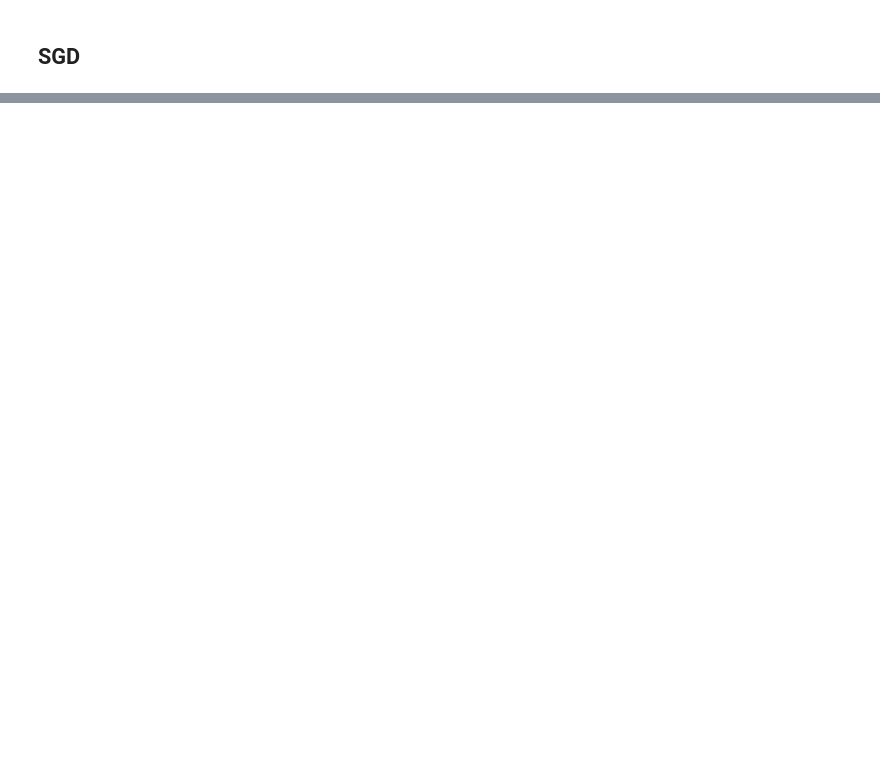
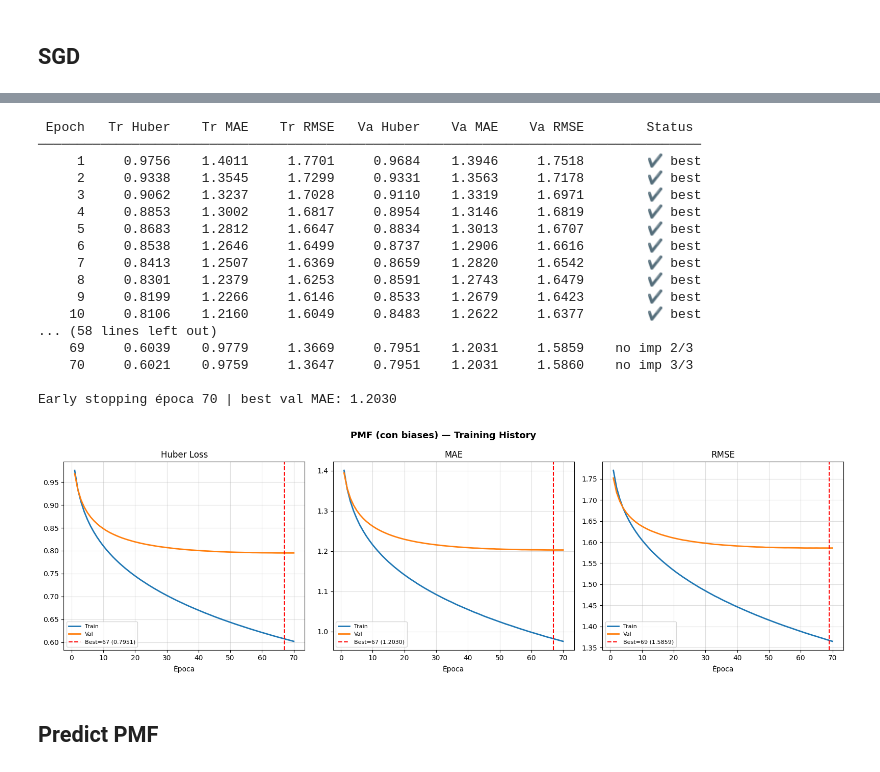
Before and after one commit to EderTarifa/recommender-systems, a Jupyter notebook: competition1_PMF.ipynb, the cells around one changed output, grey strips where cells are left out. Saved outputs shown, nothing was run; the diff lists cells and outputs as text; code cells hidden in the pictures; blank space fills up the shorter version.

```diff
--- a/competition1_PMF.ipynb
+++ b/competition1_PMF.ipynb
@@ -790,0 +927,41 @@ pmf.plot_loss()
+# %%
+pmf = PMF(
+    n_factors  = 15,
+    lambda_U   = 1,   # puedes bajar lambda porque SGD ya regulariza implícitamente
+    lambda_V   = 1,
+    lambda_bu  = 0.1,
+    lambda_bi  = 0.1,
+    lr         = 0.005,   # lr más alto que con Adam (SGD no adapta el lr)
+    n_epochs   = 200,    # más épocas porque converge más lento
+    batch_size = 256,    # ← bajar de 2048 a 256 es clave con SGD
+    optimizer  = 'sgd',
+    use_biases = True,
+)
+pmf.fit(
+    x_train, y_train, x_val, y_val,
+    user_map, item_map,
+    patience=3
+)
+
+pmf.plot_loss()
+# %% [output]
+ Epoch   Tr Huber    Tr MAE    Tr RMSE   Va Huber    Va MAE    Va RMSE        Status
+─────────────────────────────────────────────────────────────────────────────────────
+     1     0.9756    1.4011     1.7701     0.9684    1.3946     1.7518        ✔ best
+     2     0.9338    1.3545     1.7299     0.9331    1.3563     1.7178        ✔ best
+     3     0.9062    1.3237     1.7028     0.9110    1.3319     1.6971        ✔ best
+     4     0.8853    1.3002     1.6817     0.8954    1.3146     1.6819        ✔ best
+     5     0.8683    1.2812     1.6647     0.8834    1.3013     1.6707        ✔ best
+     6     0.8538    1.2646     1.6499     0.8737    1.2906     1.6616        ✔ best
+     7     0.8413    1.2507     1.6369     0.8659    1.2820     1.6542        ✔ best
+     8     0.8301    1.2379     1.6253     0.8591    1.2743     1.6479        ✔ best
+     9     0.8199    1.2266     1.6146     0.8533    1.2679     1.6423        ✔ best
+    10     0.8106    1.2160     1.6049     0.8483    1.2622     1.6377        ✔ best
+... (58 lines left out)
+    69     0.6039    0.9779     1.3669     0.7951    1.2031     1.5859    no imp 2/3
+    70     0.6021    0.9759     1.3647     0.7951    1.2031     1.5860    no imp 3/3
+
+Early stopping época 70 | best val MAE: 1.2030
+[figure, added]
+# %% [markdown]
+## Predict PMF
```
Also changed, not shown: parts of 33 cells of this notebook, 3 other files.
